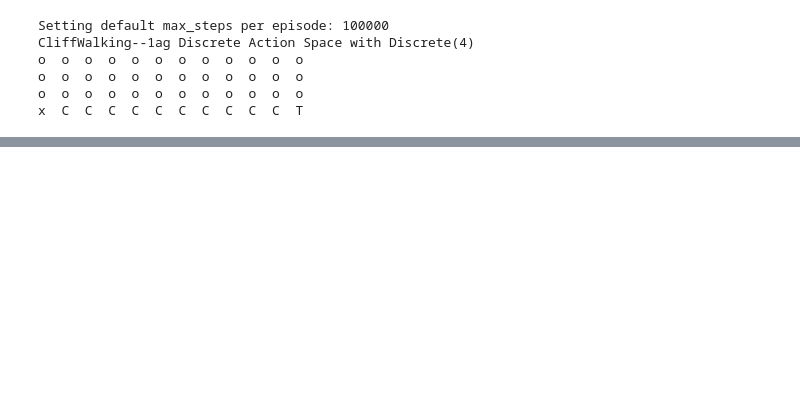
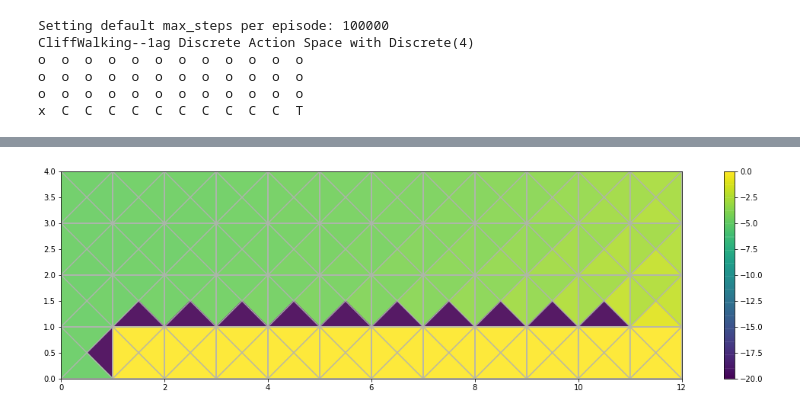
Before and after one commit to santmarti/SDIC-Code, a Jupyter notebook: notebooks/03-Sarsa-Q-Learning.ipynb, the cells around one changed output, grey strips where cells are left out. Cells and saved outputs as stored; diff of their text form; code cells hidden in the pictures; blank space fills up the shorter version.

Commit message:
Commited plotting fixes

```diff
--- a/notebooks/03-Sarsa-Q-Learning.ipynb
+++ b/notebooks/03-Sarsa-Q-Learning.ipynb
@@ -57,3 +67,41 @@ def Q_learning(env, learning_rate=0.3, discount_factor=0.9, num_episodes=5000, n
+# %%
+def Q_learning(env, learning_rate=0.3, discount_factor=0.9, num_episodes=5000, num_episodes_end=4000):
+    np.random.seed()
+    env.history = {"episode_rew":[], "episode_steps":[]}
+    Q =  Q_function(env)
+    mean_rew, mean_steps = 0, 0
+
+    for i_episode in range(num_episodes):
+        epsilon = max(1 - (1/num_episodes_end) * i_episode, 0)
+        state = env.reset()
+        done = False
+        sum_reward, steps = 0, 0
+        while not done:
+            q_values = Q.predict(state)
+            if np.random.uniform() < epsilon:
+                action = np.random.randint(env.nactions)   # explore
+            else:
+                action = np.argmax(q_values)  # exploit
+
+            state_new, reward, done, _ = env.step(action)
+            sum_reward += reward
+            td_error = reward + discount_factor*np.max(Q.predict(state_new)) - q_values[action]
+            td_target = q_values[action] + learning_rate*td_error
+            Q.update(state,action,td_target)
+            state = state_new
+            steps += 1
+
+        env.history["episode_rew"] += [sum_reward]
+        env.history["episode_steps"] += [steps]
+        mean_rew += sum_reward
+        mean_steps += steps
+
+        n = num_episodes / 20
+        if (i_episode+1) % n == 0:
+            print_info(n, i_episode, num_episodes, epsilon, mean_rew/n, steps=mean_steps/n, Q=Q)
+            mean_rew, mean_steps = 0, 0
+
+    return Q
 # %%
 params = {"learning_rate":0.1, "discount_factor":0.8, "num_episodes":5000, "num_episodes_end":4000}
 q_func = Q_learning(env, **params)
@@ -72,0 +133,4 @@ def SARSA_learning(env, learning_rate=0.3, discount_factor=0.9, num_episodes=500
+# %%
+plotQ(env, q_func, min_max=[-20,0])
+# %% [output]
+[figure, added]
```
Also changed, not shown: parts of 10 cells of this notebook.
